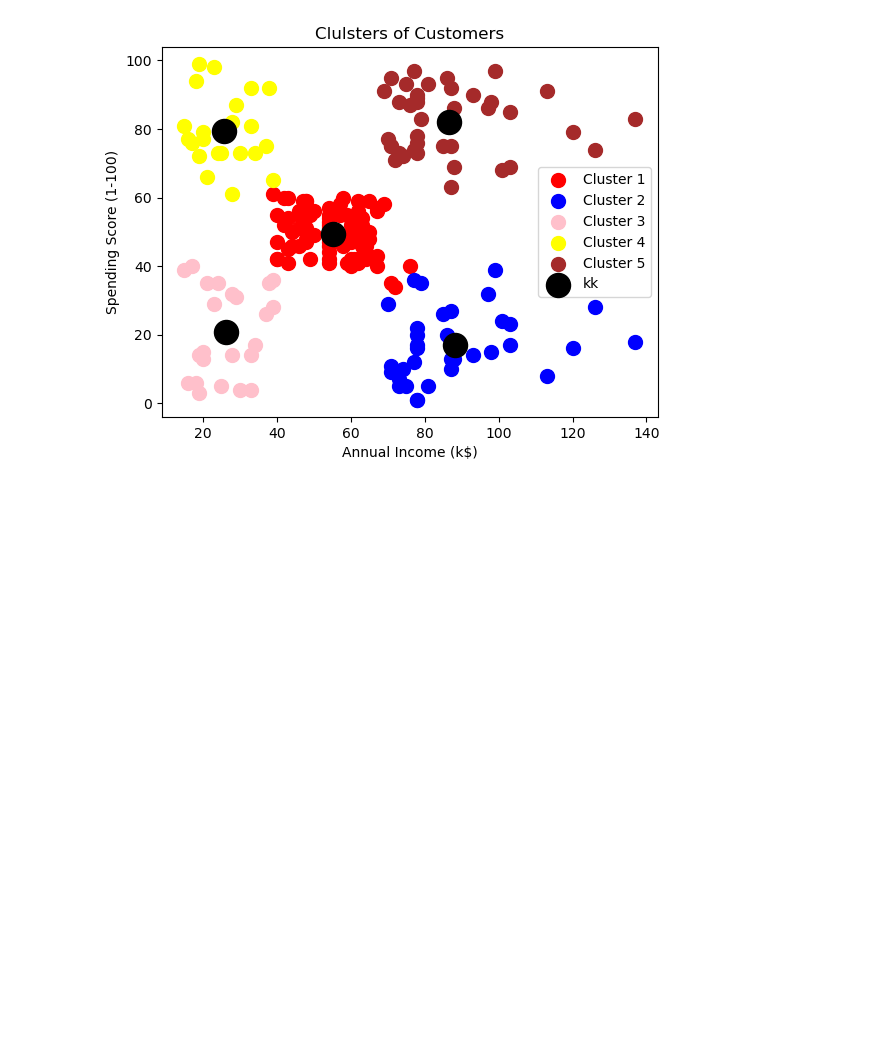
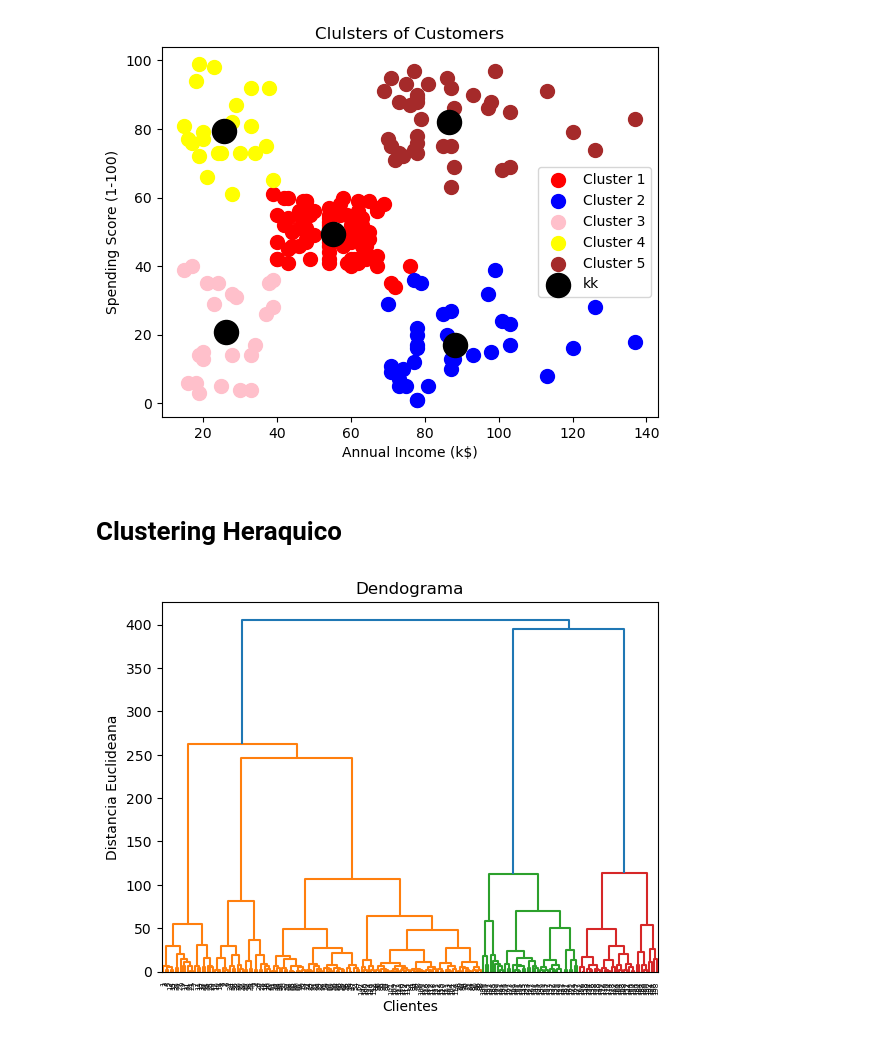
Before and after one commit to PhilipSanM/AI_L0v3rs, a Jupyter notebook: AI_Eng/Machine Learning/Notes/K-means/K-means.ipynb, the cells around one changed output. Cells and saved outputs as stored; diff of their text form; code cells hidden in the pictures; blank space fills up the shorter version.

Commit message:
cluster

```diff
--- a/AI_Eng/Machine Learning/Notes/K-means/K-means.ipynb
+++ b/AI_Eng/Machine Learning/Notes/K-means/K-means.ipynb
@@ -82,3 +82,16 @@ plt.legend()
 plt.show()
 # %% [output]
 [figure]
+# %% [markdown]
+# Clustering Heraquico
+# %%
+import scipy.cluster.hierarchy as sch
+from sklearn.cluster import AgglomerativeClustering
+
+dendograma = sch.dendrogram(sch.linkage(x, method='ward'))
+plt.title('Dendograma')
+plt.xlabel('Clientes')
+plt.ylabel('Distancia Euclideana')
+plt.show()
+# %% [output]
+[figure, added]
```
Also changed, not shown: parts of 4 cells of this notebook.
